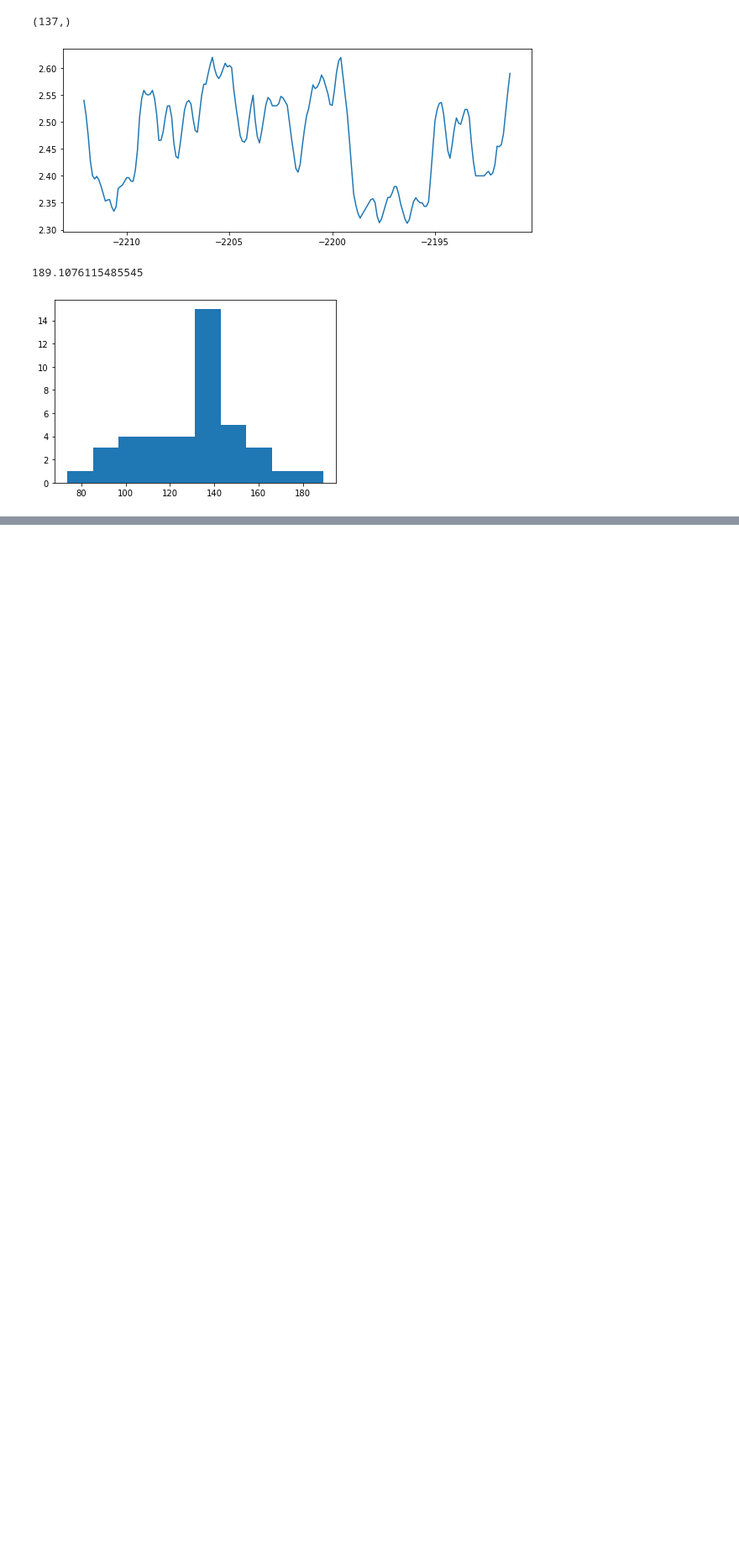
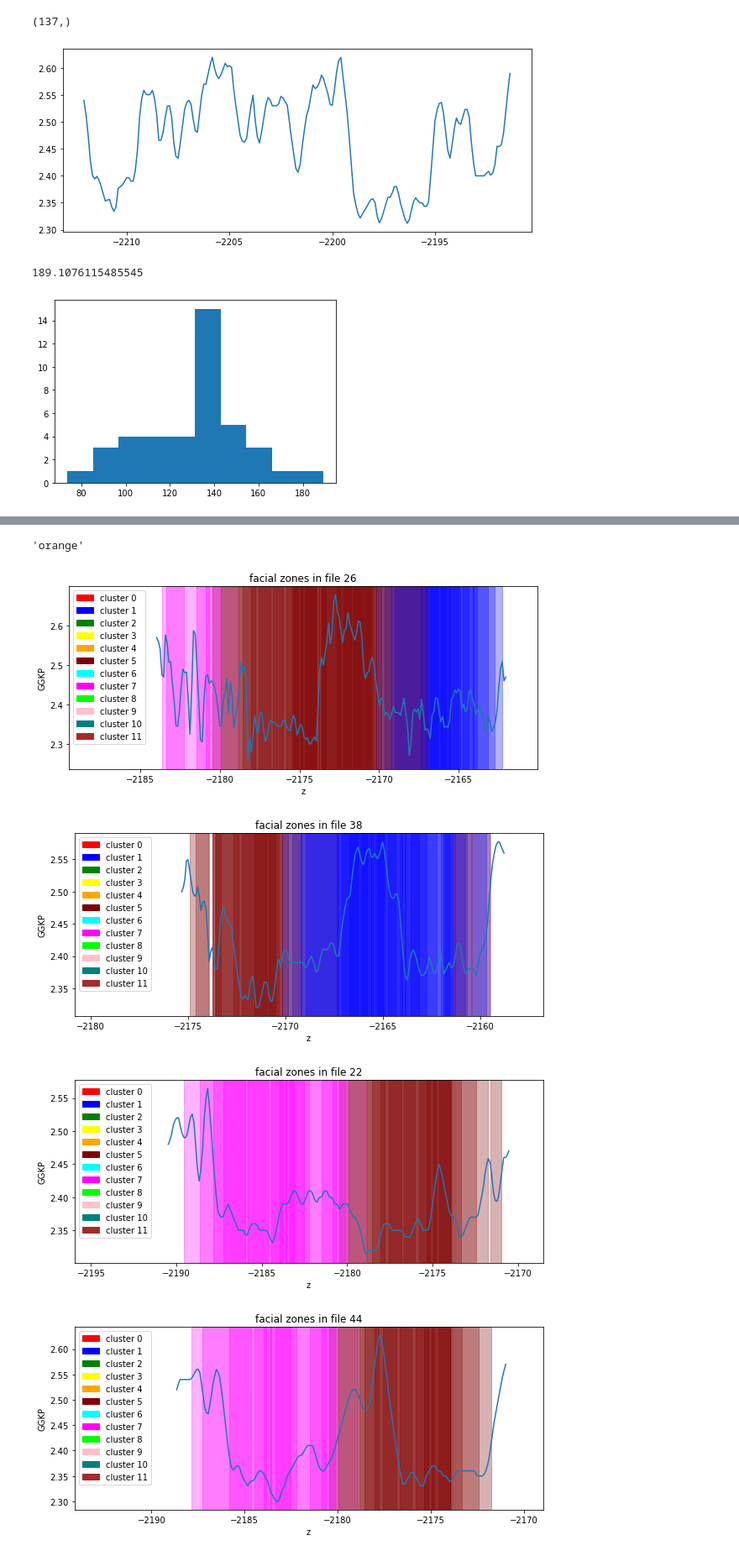
Before and after one commit to IBRINEI/MIPT_Hackathon, a Jupyter notebook: notebooks/main_task2_dumb.ipynb, the cells around one changed output, grey strips where cells are left out. Shown at 84% size. Cells and saved outputs as stored; diff of their text form; code cells hidden in the pictures; blank space fills up the shorter version.

```diff
--- a/notebooks/main_task2_dumb.ipynb
+++ b/notebooks/main_task2_dumb.ipynb
@@ -285,0 +363,7 @@ Cluster labels: [3 3 3 3 1 3 3 3 0 3 0 4 4 4 0 0 4 4 4 3 3 0 0 4 4 4 4 2 0 0 4 4
+# %%
+background_start = []
+background_end = []
+print(len(z_new_new))
+for k in range(len(z_new_new)):
+    background_start.append(z_new_new[k][0])
+    background_end.append(z_new_new[k][-1])
@@ -285,0 +376,43 @@ Cluster labels: [3 3 3 3 1 3 3 3 0 3 0 4 4 4 0 0 4 4 4 3 3 0 0 4 4 4 4 2 0 0 4 4
+# %%
+colors = {
+    0: 'red',
+    1: 'blue',
+    2: 'green',
+    3: 'yellow',
+    4: 'orange',
+    5: 'maroon',
+    6: 'cyan',
+    7: 'magenta',
+    8: 'lime',
+    9: 'pink',
+    10: 'teal',
+    11: 'brown'
+}
+# %%
+colors[list(colors.keys())[4]]
+# %% [output]
+'orange'
+# %%
+import matplotlib.patches as mpatches
+for files in range(len(well_idx)):
+    plt.figure(figsize=(10, 4))
+    plt.plot(z[files], data[files])
+    for k in range(len(z_new_new)):
+        if (min(z[files]) < background_start[k]) and (max(z[files]) > background_end[k]):
+            color = colors[list(colors.keys())[labels[k]]]
+            plt.axvspan(background_start[k], background_end[k], color=color, alpha=0.3)
+    plt.title("facial zones in file "+list(well_idx)[files])
+    plt.xlim([min(z[files]) - 5.5, max(z[files]) + 2])
+    plt.xlabel("z")
+    plt.ylabel("GGKP")
+    patches = []
+    for col in range(len(list(colors.keys()))):
+         patches.append(mpatches.Patch(color= colors[list(colors.keys())[col]], label='cluster '+str(col)))
+    plt.legend(loc="upper left", handles=patches)
+    plt.savefig("facial zones in file "+list(well_idx)[files]+".png")
+    plt.show()
+# %% [output]
+[figure, added]
+[figure, added]
+[figure, added]
+[figure, added]
```
Also changed, not shown: parts of 17 cells of this notebook.
